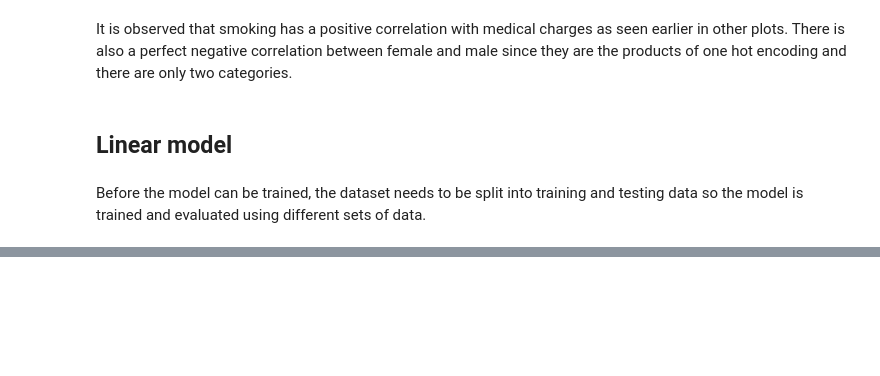
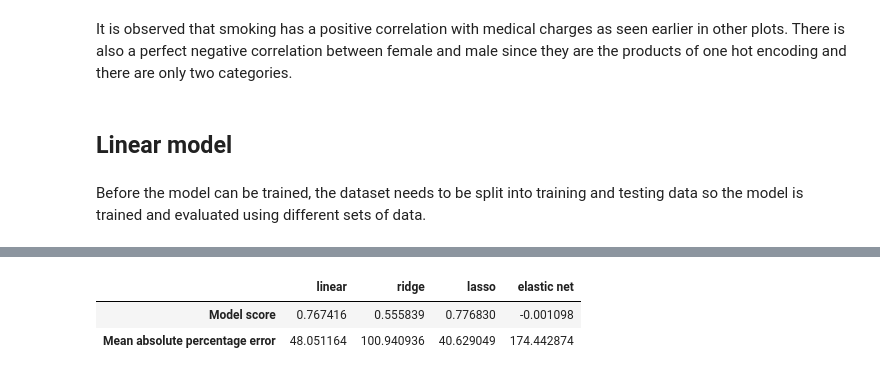
Before and after one commit to philyyc/General-ML, a Jupyter notebook: Linear Regression/Linear Regression - Insurance.ipynb, the cells around one changed output, grey strips where cells are left out. Saved outputs shown, nothing was run; the diff lists cells and outputs as text; code cells hidden in the pictures; blank space fills up the shorter version.

Commit message:
Completed linear regression project

```diff
--- a/Linear Regression/Linear Regression - Insurance.ipynb
+++ b/Linear Regression/Linear Regression - Insurance.ipynb
@@ -233 +238,8 @@ x_train, x_test, y_train, x_test = train_test_split(x, y, test_size=0.2)
+# %%
+performance = dict()
+
+models = ["linear", "ridge", "lasso", "elastic net"]
+
+for model in models:
+    performance[model] = list()
 # %%
@@ -234,0 +297,18 @@ linear = LinearRegression()
+# %%
+from sklearn.linear_model import Lasso
+
+lasso = Lasso(alpha=1.0, normalize=True)
+
+lasso.fit(x_test, y_test)
+
+prediction = lasso.predict(x_test)
+
+score = lasso.score(x_test, y_test)
+error = mean_absolute_percentage_error(y_test, prediction) * 100
+
+print("Feature coefficients: \n", lasso.coef_, "\n")
+print("Accuracy score: ", score, "\n")
+print("Mean absolute percentage error: ", error, "%")
+
+performance["lasso"].append(score)
+performance["lasso"].append(error)
@@ -234,0 +323,18 @@ linear = LinearRegression()
+# %%
+from sklearn.linear_model import ElasticNet
+
+net = ElasticNet(alpha=1.0, normalize=True)
+
+net.fit(x_train, y_train)
+
+prediction = net.predict(x_test)
+
+score = net.score(x_test, y_test)
+error = mean_absolute_percentage_error(y_test, prediction) * 100
+
+print("Feature coefficients: \n", net.coef_, "\n")
+print("Accuracy score: ", score, "\n")
+print("Mean absolute percentage error: ", error, "%")
+
+performance["elastic net"].append(score)
+performance["elastic net"].append(error)
@@ -234,0 +349,6 @@ linear = LinearRegression()
+# %%
+pd.DataFrame(performance, index=["Model score", "Mean absolute percentage error"])
+# %% [output]
+|  | linear | ridge | lasso | elastic net |
+| Model score | 0.767416 | 0.555839 | 0.776830 | -0.001098 |
+| Mean absolute percentage error | 48.051164 | 100.940936 | 40.629049 | 174.442874 |
```
Also changed, not shown: parts of 22 cells of this notebook.
